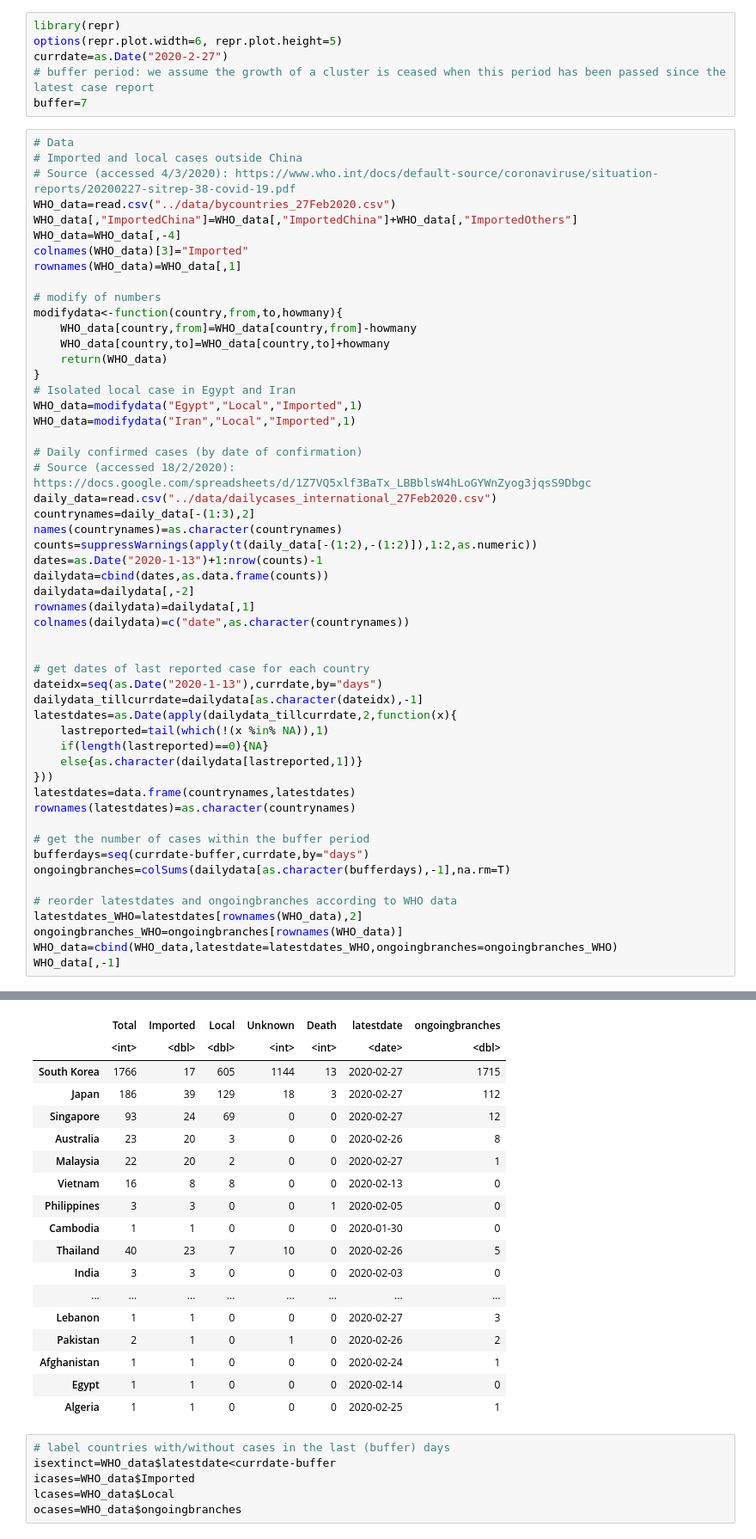
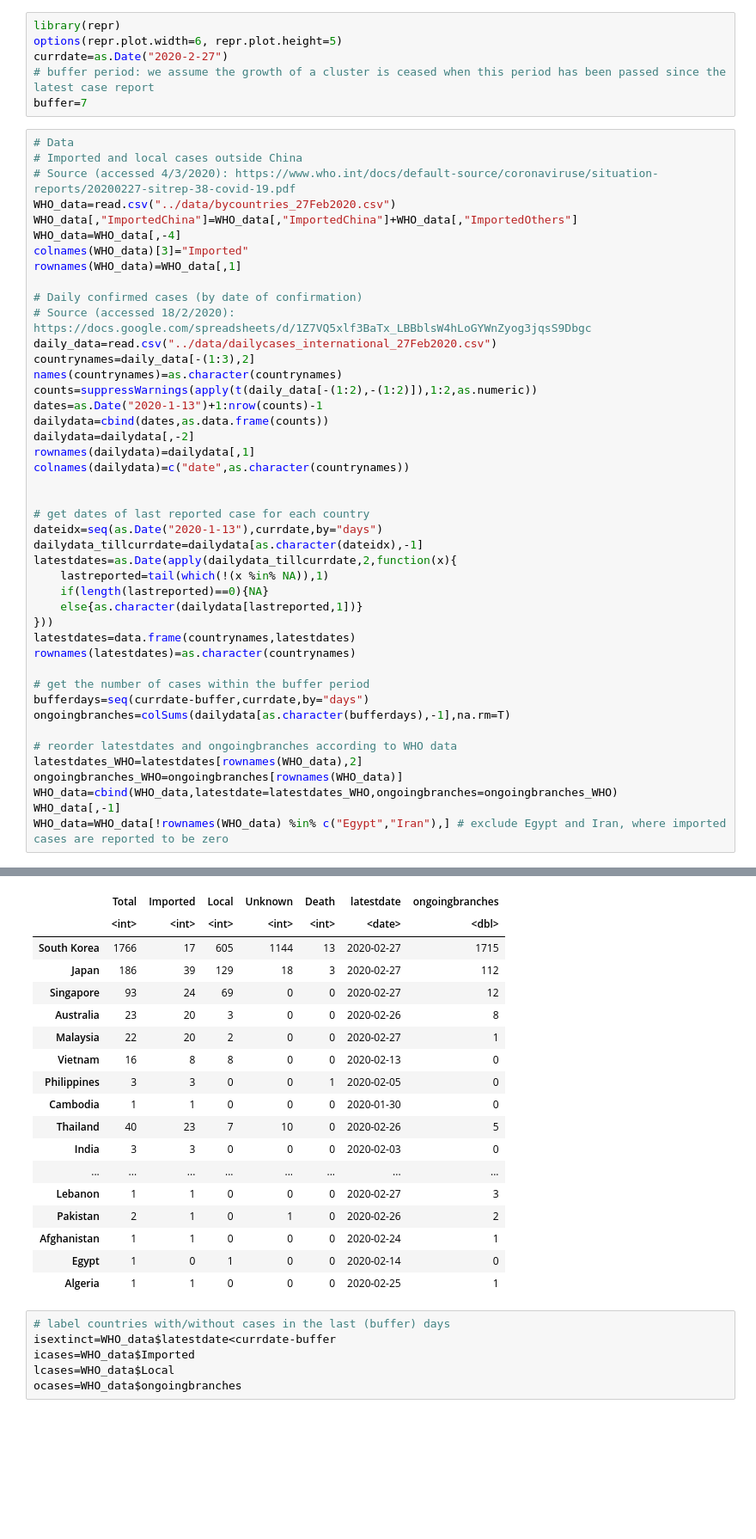
Before and after one commit to akira-endo/COVID19_clustersize, a Jupyter notebook: src/COVID19_clustersize.ipynb, the cells around one changed output, grey strips where cells are left out. Shown at 86% size. Drawn from its saved outputs; the diff is of its cells as text; blank space fills up the shorter version.

```diff
--- a/src/COVID19_clustersize.ipynb
+++ b/src/COVID19_clustersize.ipynb
@@ -48,16 +46,6 @@ WHO_data[,"ImportedChina"]=WHO_data[,"ImportedChina"]+WHO_data[,"ImportedOthers"
 WHO_data=WHO_data[,-4]
 colnames(WHO_data)[3]="Imported"
 rownames(WHO_data)=WHO_data[,1]
-
-# modify of numbers
-modifydata<-function(country,from,to,howmany){
-    WHO_data[country,from]=WHO_data[country,from]-howmany
-    WHO_data[country,to]=WHO_data[country,to]+howmany
-    return(WHO_data)
-}
-# Isolated local case in Egypt and Iran
-WHO_data=modifydata("Egypt","Local","Imported",1)
-WHO_data=modifydata("Iran","Local","Imported",1)
 
 # Daily confirmed cases (by date of confirmation)
 # Source (accessed 18/2/2020): https://docs.google.com/spreadsheets/d/1Z7VQ5xlf3BaTx_LBBblsW4hLoGYWnZyog3jqsS9Dbgc
@@ -68,34 +56,35 @@ counts=suppressWarnings(apply(t(daily_data[-(1:2),-(1:2)]),1:2,as.numeric))
 dates=as.Date("2020-1-13")+1:nrow(counts)-1
 dailydata=cbind(dates,as.data.frame(counts))
 dailydata=dailydata[,-2]
 rownames(dailydata)=dailydata[,1]
 colnames(dailydata)=c("date",as.character(countrynames))
 
 
 # get dates of last reported case for each country
 dateidx=seq(as.Date("2020-1-13"),currdate,by="days")
 dailydata_tillcurrdate=dailydata[as.character(dateidx),-1]
 latestdates=as.Date(apply(dailydata_tillcurrdate,2,function(x){
     lastreported=tail(which(!(x %in% NA)),1)
     if(length(lastreported)==0){NA}
     else{as.character(dailydata[lastreported,1])}
 }))
 latestdates=data.frame(countrynames,latestdates)
 rownames(latestdates)=as.character(countrynames)
 
 # get the number of cases within the buffer period
 bufferdays=seq(currdate-buffer,currdate,by="days")
 ongoingbranches=colSums(dailydata[as.character(bufferdays),-1],na.rm=T)
 
 # reorder latestdates and ongoingbranches according to WHO data
 latestdates_WHO=latestdates[rownames(WHO_data),2]
 ongoingbranches_WHO=ongoingbranches[rownames(WHO_data)]
 WHO_data=cbind(WHO_data,latestdate=latestdates_WHO,ongoingbranches=ongoingbranches_WHO)
 WHO_data[,-1]
+WHO_data=WHO_data[!rownames(WHO_data) %in% c("Egypt","Iran"),] # exclude Egypt and Iran, where imported cases are reported to be zero
 # %% [output]
 A data.frame: 46 × 7
 |  | Total | Imported | Local | Unknown | Death | latestdate | ongoingbranches |
-|  | <int> | <dbl> | <dbl> | <int> | <int> | <date> | <dbl> |
+|  | <int> | <int> | <int> | <int> | <int> | <date> | <dbl> |
 | South Korea | 1766 | 17 | 605 | 1144 | 13 | 2020-02-27 | 1715 |
 | Japan | 186 | 39 | 129 | 18 | 3 | 2020-02-27 | 112 |
 | Singapore | 93 | 24 | 69 | 0 | 0 | 2020-02-27 | 12 |
@@ -110,7 +99,7 @@ A data.frame: 46 × 7
 | Lebanon | 1 | 1 | 0 | 0 | 0 | 2020-02-27 | 3 |
 | Pakistan | 2 | 1 | 0 | 1 | 0 | 2020-02-26 | 2 |
 | Afghanistan | 1 | 1 | 0 | 0 | 0 | 2020-02-24 | 1 |
-| Egypt | 1 | 1 | 0 | 0 | 0 | 2020-02-14 | 0 |
+| Egypt | 1 | 0 | 1 | 0 | 0 | 2020-02-14 | 0 |
 | Algeria | 1 | 1 | 0 | 0 | 0 | 2020-02-25 | 1 |
 # %%
 # label countries with/without cases in the last (buffer) days
```
Also changed, not shown: parts of 10 cells of this notebook, 1 other file.
